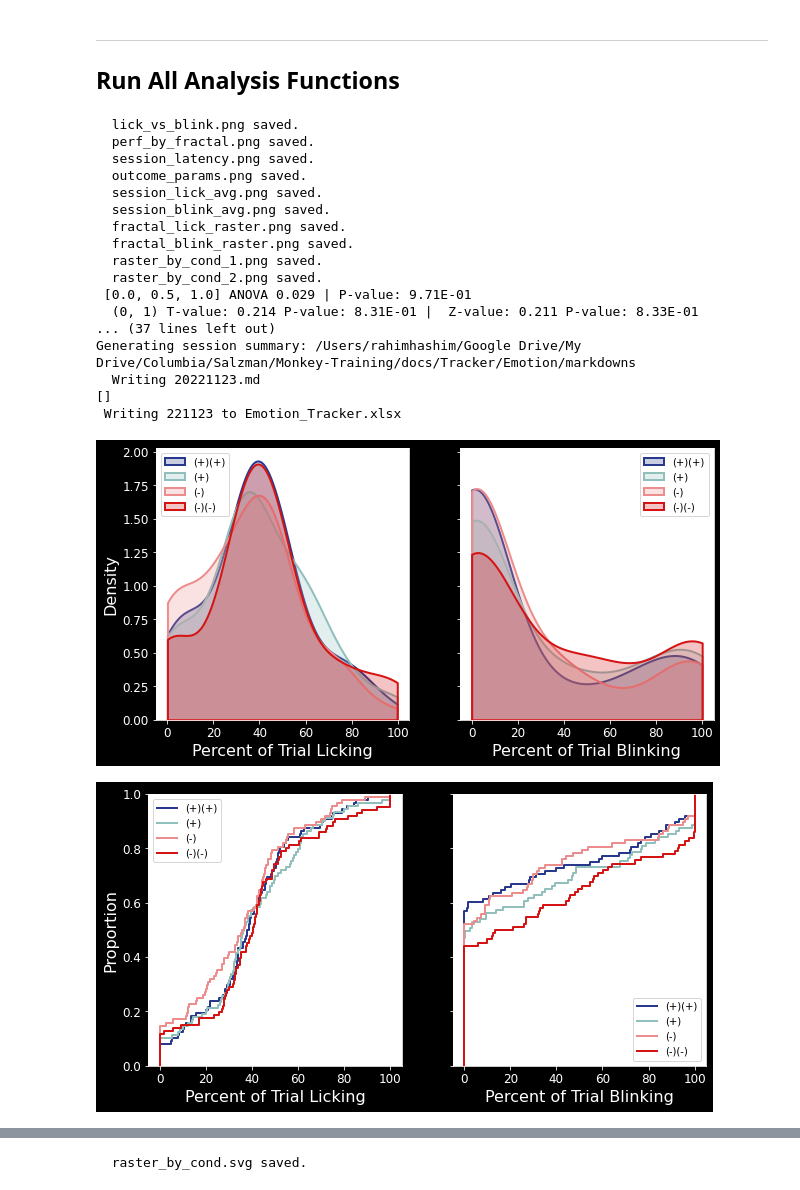
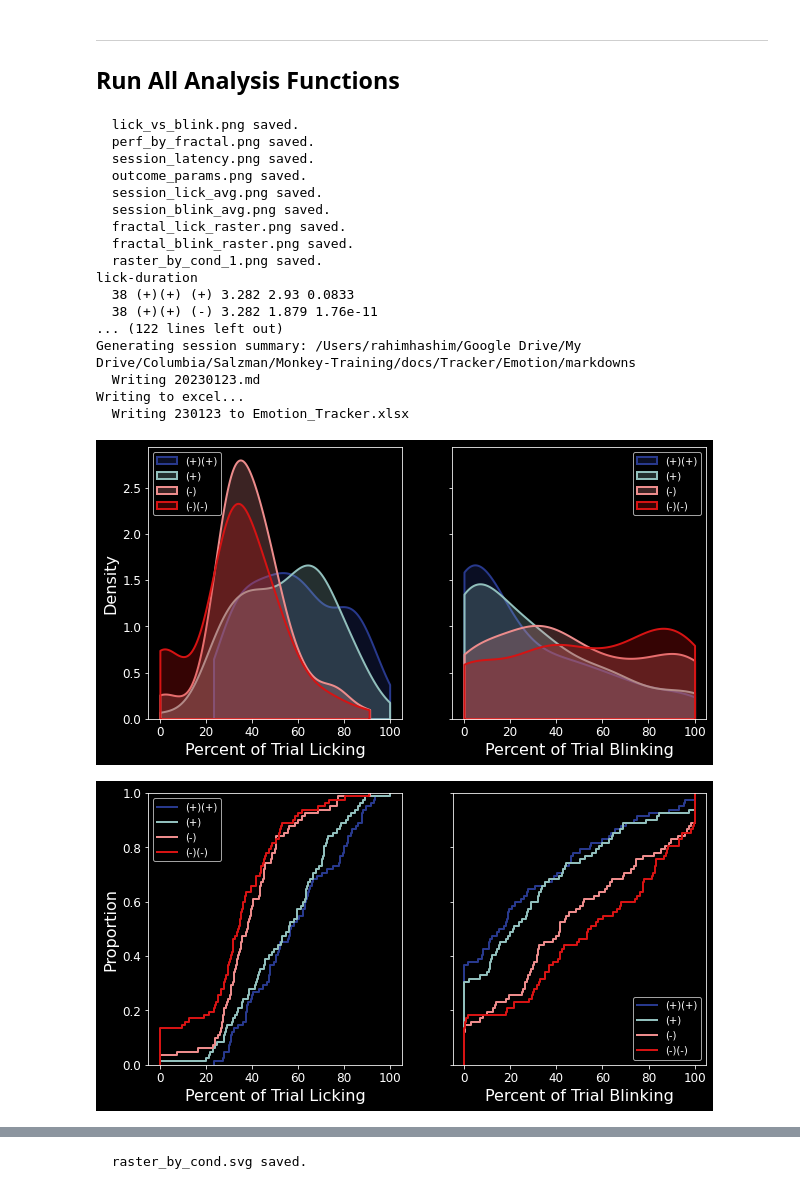
Before and after one commit to rahim-hashim/Monkey-Emotion-Behavior, a Jupyter notebook: helper/test_functions.ipynb, the cells around one changed output, grey strips where cells are left out. Saved outputs shown, nothing was run; the diff lists cells and outputs as text; code cells hidden in the pictures.

```diff
--- a/helper/test_functions.ipynb
+++ b/helper/test_functions.ipynb
@@ -33,8 +33,8 @@ path_obj = Path(ROOT, EXPERIMENT, TASK)
 # Selecting Dates
 # %%
 # Specifying date/monkey/task
-start_date = '2022-09-13' #@param {type:"date"}
-end_date = '2022-11-23' #@param {type:"date"}
+start_date = '2023-01-23' #@param {type:"date"}
+end_date = '2023-01-23' #@param {type:"date"}
 monkey_input = 'Aragorn' #@param ['Aragorn', 'Gandalf', 'Rob', 'Test']
 reprocess_data = False #@param {type:"boolean"}
 save_df =  False #@param {type:"boolean"}
@@ -49,8 +49,8 @@ ml_config, trial_record, session_df, error_dict, behavioral_code_dict\
 																			monkey_input,
 																			reprocess_data,
 																			save_df)
-
-dates_selected = ['220913', '220928', '220929', '221006', '221019', '221026']
-session_df = session_df.loc[(session_df['date'].isin(dates_selected))]
+# dates_selected = ['220913', '220928', '220929', '221006', '221019', '221026',
+# 									'221207', '221214', '230102', '230118', '230120']
+# session_df = session_df.loc[(session_df['date'].isin(dates_selected))]
 # %% [output]
 Pulling '.h5' files...
@@ -74,22 +64,22 @@ Pickled Files:
 ***
 # Adding Fields / Creating Session Object
 # %%
-import add_fields
-import importlib
-importlib.reload(add_fields)
+from add_fields import add_fields
+# import importlib
+# importlib.reload(add_fields)
 
 # session_obj contains session metadata
 session_obj = Session(session_df, monkey_input, TASK, behavioral_code_dict)
 
 # adds custom fields
-session_df, session_obj = add_fields.add_fields(session_df,
-																								session_obj,
-																								behavioral_code_dict)
+session_df, session_obj = add_fields(session_df,
+																		 session_obj,
+																		 behavioral_code_dict)
 from image_diff import image_diff
 FIGURE_SAVE_PATH = image_diff(session_df,
 															session_obj,
 															path_obj,
-															combine_dates=True)
+															combine_dates=True) # combine_dates=True will combine all dates into analysis
 session_obj.save_paths(path_obj.TARGET_PATH,
 											 path_obj.TRACKER_PATH,
 											 path_obj.VIDEO_PATH,
@@ -223,26 +107,27 @@ plt.ylim(-40, 40)
 ***
 ## Run All Analysis Functions
 # %%
+plt.style.use('dark_background')
 from run_functions import run_functions
 session_obj = run_functions(session_df_correct, session_obj, path_obj,
 														behavioral_code_dict, error_dict, FIGURE_SAVE_PATH)
 # %% [output]
   lick_vs_blink.png saved.
   perf_by_fractal.png saved.
   session_latency.png saved.
   outcome_params.png saved.
   session_lick_avg.png saved.
   session_blink_avg.png saved.
   fractal_lick_raster.png saved.
   fractal_blink_raster.png saved.
   raster_by_cond_1.png saved.
-  raster_by_cond_2.png saved.
- [0.0, 0.5, 1.0] ANOVA 0.029 | P-value: 9.71E-01
-  (0, 1) T-value: 0.214 P-value: 8.31E-01 |  Z-value: 0.211 P-value: 8.33E-01
-... (37 lines left out)
+lick-duration
+  38 (+)(+) (+) 3.282 2.93 0.0833
+  38 (+)(+) (-) 3.282 1.879 1.76e-11
+... (122 lines left out)
 Generating session summary: /Users/rahimhashim/Google Drive/My Drive/Columbia/Salzman/Monkey-Training/docs/Tracker/Emotion/markdowns
-  Writing 20221123.md
-[]
- Writing 221123 to Emotion_Tracker.xlsx
+  Writing 20230123.md
+Writing to excel...
+  Writing 230123 to Emotion_Tracker.xlsx
-[figure, old version]
+[figure, new version]
-[figure, old version]
+[figure, new version]
```
Also changed, not shown: parts of 36 cells of this notebook, 26 other files.
